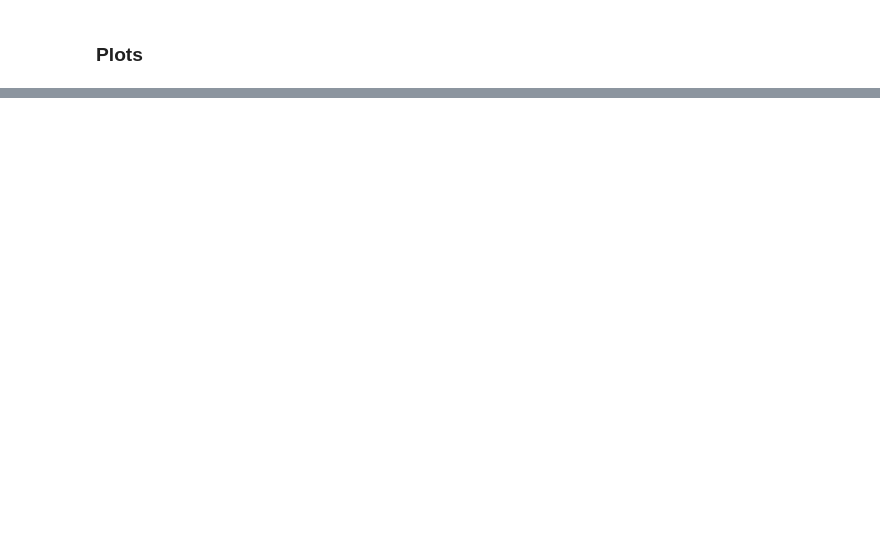
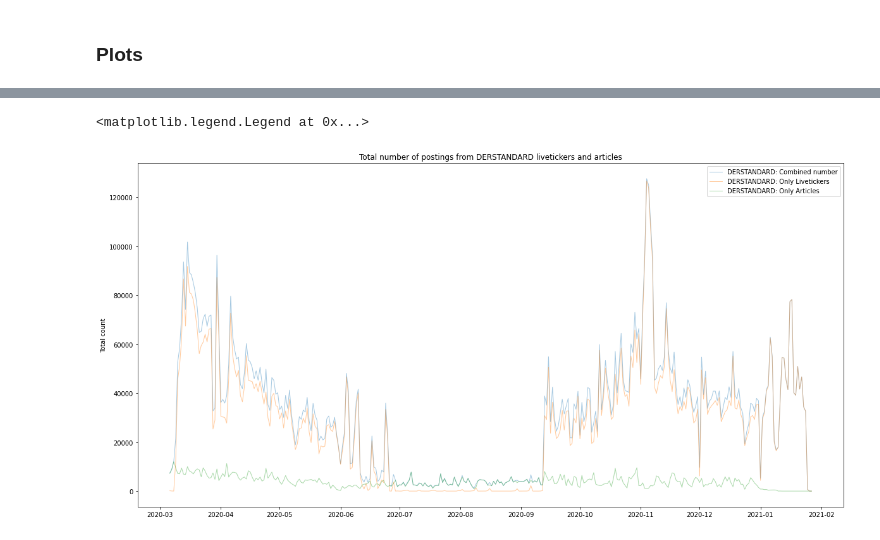
Before and after one commit to nostromo7/IPDS_standardforum, a Jupyter notebook: code/analysis.ipynb, the cells around one changed output, grey strips where cells are left out. Cells and saved outputs as stored; diff of their text form; code cells hidden in the pictures; blank space fills up the shorter version.

Commit message:
Intermediate state after post-summer discussion

```diff
--- a/code/analysis.ipynb
+++ b/code/analysis.ipynb
@@ -90,0 +94,34 @@ combined
+# %%
+scaler = RobustScaler()
+
+combined = pd.concat([
+    postings[
+        ['pid', 'anger', '18', 'number_tokens']
+    ].resample('1d').agg(
+        {'pid':'size','number_tokens': 'sum', '18': 'sum', 'anger':'sum'}
+    ).rename(columns={'anger': 'anger_livetickers', '18': '18_livetickers', 'number_tokens': 'number_tokens_liveticker'}),
+    postings_summer_gap[
+        ['postid', 'anger2', '18', 'number_tokens']
+    ].resample('1d').agg(
+        {'postid':'size','number_tokens': 'sum', '18': 'sum', 'anger2':'sum'}
+    ).rename(columns={'anger2': 'anger_articles', '18': '18_articles', 'number_tokens': 'number_tokens_articles'})
+    ], axis=1).fillna(0)
+combined['anger_total'] = (combined['anger_livetickers'] + combined['anger_articles'])
+combined['number_anger_tokens'] = (combined['18_livetickers'] + combined['18_articles'])
+combined['number_tokens_total'] = combined['number_tokens_liveticker'] + combined['number_tokens_articles']
+combined['postings_total'] = combined['pid'] + combined['postid']
+combined['anger_rel'] = combined['number_anger_tokens'] / combined['number_tokens_total']
+combined.index = pd.to_datetime(combined.index, utc=True)
+
+final = combined.drop(['number_tokens_liveticker', 'number_tokens_articles'], axis=1)
+final = final.loc[start:end]
+#final[['anger_total_scaled', 'anger_rel_scaled']] = scaler.fit_transform(final[['anger_total', 'anger_rel']])
+final['pid_diff'] = (final['pid'] - final['pid'][0])/final['pid'][0]
+final['postid_diff'] = (final['postid'] - final['postid'][0])/final['postid'][0]
+final['postings_total_diff'] = final['pid_diff'] + final['postid_diff']
+final['anger_total_diff'] = (final['anger_total'] - final['anger_total'][0])/final['anger_total'][0]
+final['anger_rel_diff'] = (final['anger_rel'] - final['anger_rel'][0])/final['anger_rel'][0]
+
+
+
+final
@@ -109,0 +237,12 @@ survey_grouped['baseline_diff_05'].plot()
+# %%
+fig, ax = plt.subplots(figsize=(20,10))
+
+plt.title('Total number of postings from DERSTANDARD livetickers and articles')
+ax.set_ylabel('Total count')
+ax.plot(final['postings_total'], label='DERSTANDARD: Combined number', linestyle='-', linewidth=1, alpha=0.4)
+ax.plot(final['pid'], label='DERSTANDARD: Only Livetickers', linestyle='-', linewidth=1, alpha=0.4)
+ax.plot(final['postid'], label='DERSTANDARD: Only Articles', linestyle='-', linewidth=1, alpha=0.4)
+plt.legend(loc='upper right')
+# %% [output]
+<matplotlib.legend.Legend at 0x...>
+[figure, added]
```
Also changed, not shown: parts of 25 cells of this notebook.
